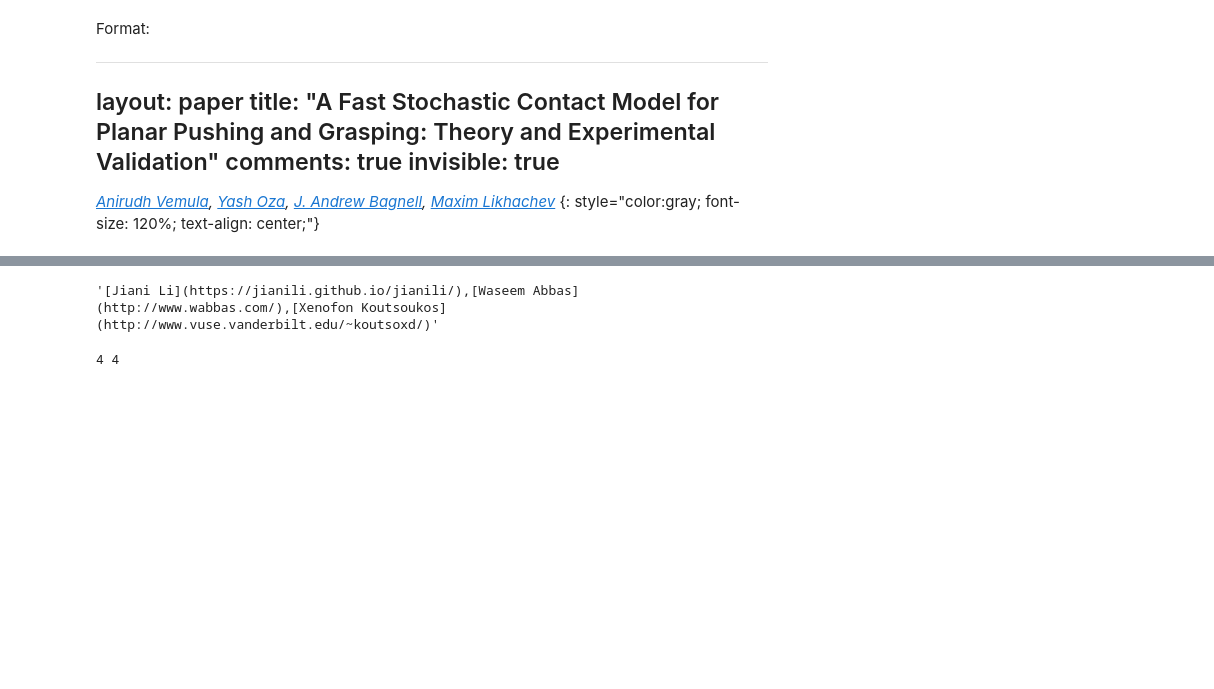
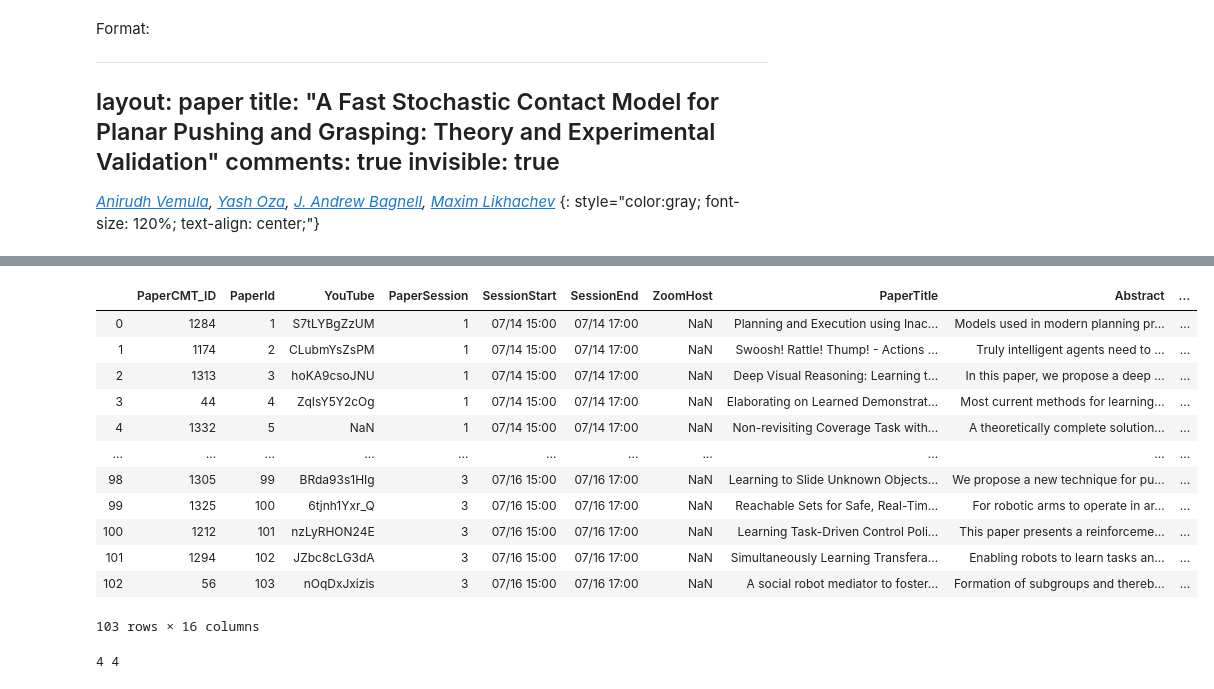
Before and after one commit to rss21www/rss2021, a Jupyter notebook: _data/scripts/paper_processing.ipynb, the cells around one changed output, grey strips where cells are left out. Cells and saved outputs as stored; diff of their text form; code cells hidden in the pictures; blank space fills up the shorter version.

```diff
--- a/_data/scripts/paper_processing.ipynb
+++ b/_data/scripts/paper_processing.ipynb
@@ -382,12 +386,24 @@ Generating MD file for Paper 102
 4 4
 Generating MD file for Paper 103
 3 3
-# %%
-#display(paper_page_df)
-proceedings.keys()
-display(proceedings.iloc[20]['AuthorLinks'])
-# %% [output]
-'[Jiani Li](https://jianili.github.io/jianili/),[Waseem Abbas](http://www.wabbas.com/),[Xenofon Koutsoukos](http://www.vuse.vanderbilt.edu/~koutsoxd/)'
+# %%
+#display(paper_page_df)
+youtube = pd.read_csv(desktop + '/' + 'youtube_links.csv', delimiter = ';')
+display(youtube)
+# %% [output]
+|  | PaperCMT_ID | PaperId | YouTube | PaperSession | SessionStart | SessionEnd | ZoomHost | PaperTitle | Abstract | ... |
+| 0 | 1284 | 1 | S7tLYBgZzUM | 1 | 07/14 15:00 | 07/14 17:00 | NaN | Planning and Execution using Inac... | Models used in modern planning pr... | ... |
+| 1 | 1174 | 2 | CLubmYsZsPM | 1 | 07/14 15:00 | 07/14 17:00 | NaN | Swoosh! Rattle! Thump! - Actions ... | Truly intelligent agents need to ... | ... |
+| 2 | 1313 | 3 | hoKA9csoJNU | 1 | 07/14 15:00 | 07/14 17:00 | NaN | Deep Visual Reasoning: Learning t... | In this paper, we propose a deep ... | ... |
+| 3 | 44 | 4 | ZqIsY5Y2cOg | 1 | 07/14 15:00 | 07/14 17:00 | NaN | Elaborating on Learned Demonstrat... | Most current methods for learning... | ... |
+| 4 | 1332 | 5 | NaN | 1 | 07/14 15:00 | 07/14 17:00 | NaN | Non-revisiting Coverage Task with... | A theoretically complete solution... | ... |
+| ... | ... | ... | ... | ... | ... | ... | ... | ... | ... | ... |
+| 98 | 1305 | 99 | BRda93s1HIg | 3 | 07/16 15:00 | 07/16 17:00 | NaN | Learning to Slide Unknown Objects... | We propose a new technique for pu... | ... |
+| 99 | 1325 | 100 | 6tjnh1Yxr_Q | 3 | 07/16 15:00 | 07/16 17:00 | NaN | Reachable Sets for Safe, Real-Tim... | For robotic arms to operate in ar... | ... |
+| 100 | 1212 | 101 | nzLyRHON24E | 3 | 07/16 15:00 | 07/16 17:00 | NaN | Learning Task-Driven Control Poli... | This paper presents a reinforceme... | ... |
+| 101 | 1294 | 102 | JZbc8cLG3dA | 3 | 07/16 15:00 | 07/16 17:00 | NaN | Simultaneously Learning Transfera... | Enabling robots to learn tasks an... | ... |
+| 102 | 56 | 103 | nOqDxJxizis | 3 | 07/16 15:00 | 07/16 17:00 | NaN | A social robot mediator to foster... | Formation of subgroups and thereb... | ... |
+103 rows × 16 columns
 # %%
 def compare_author_list(paper_df):
     authors = paper_df['AuthorNames']
```
Also changed, not shown: parts of 2 cells of this notebook, 1 other file.
